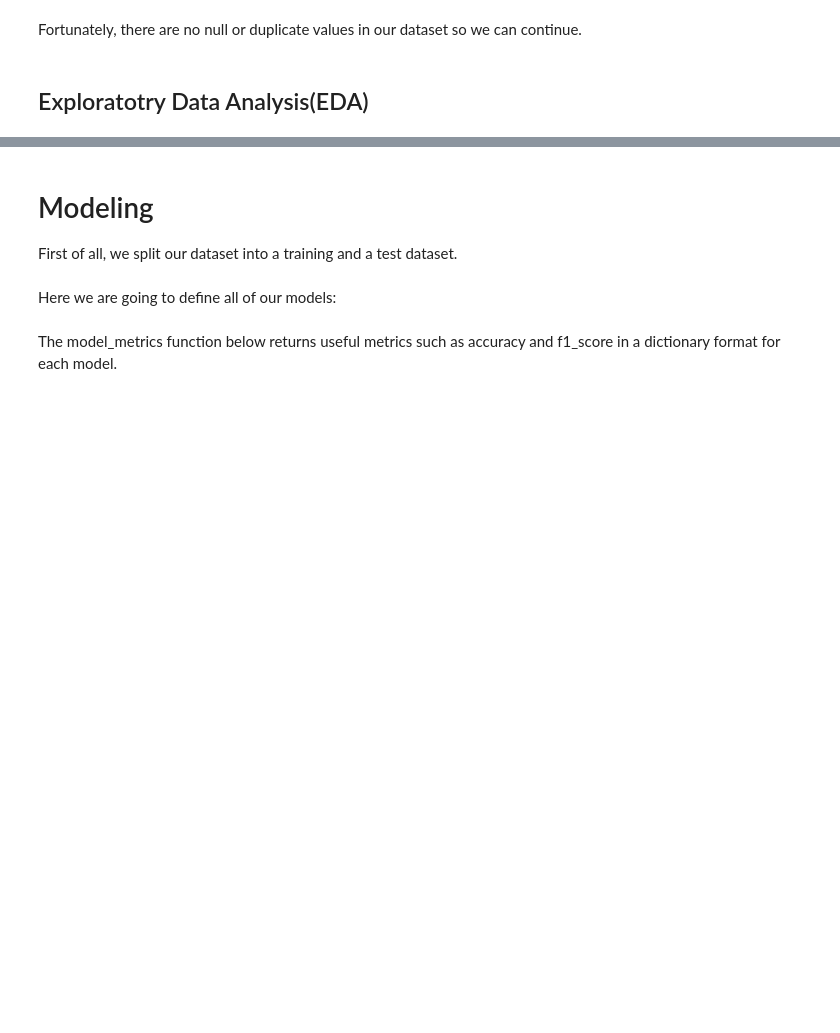
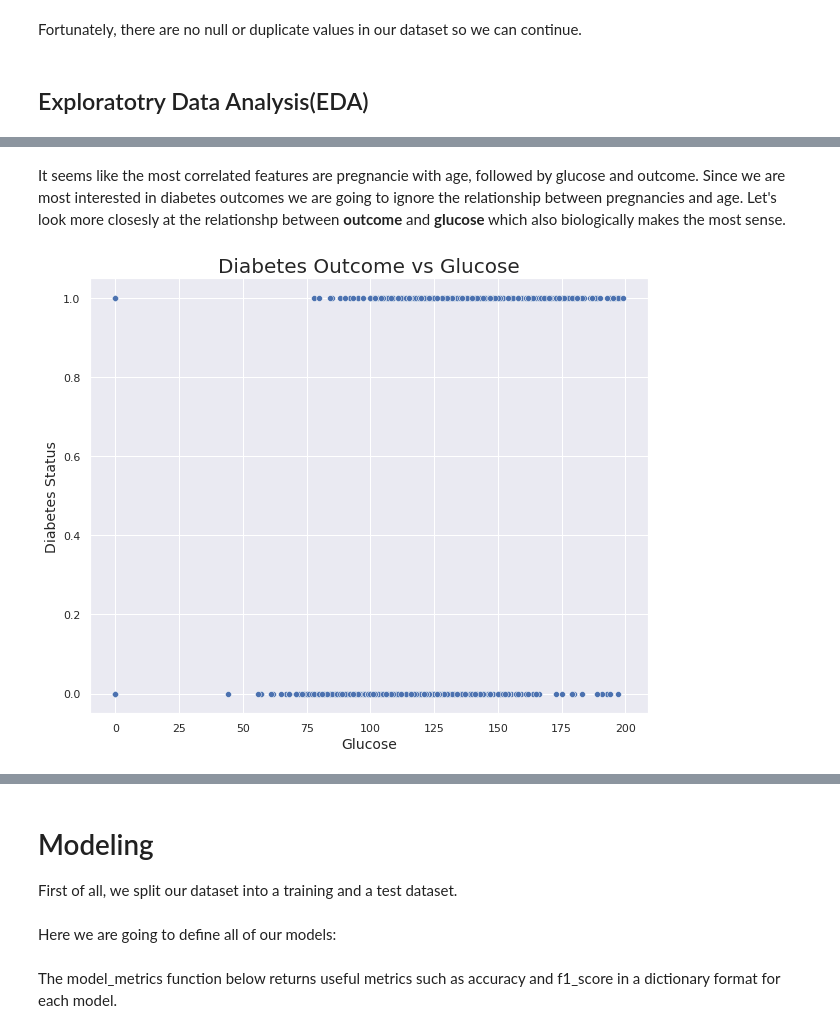
Before and after one commit to klmartinez/DSF, a Jupyter notebook: activities/diabetes_prediction.ipynb, the cells around one changed output, grey strips where cells are left out. Saved outputs shown, nothing was run; the diff lists cells and outputs as text; code cells hidden in the pictures; blank space fills up the shorter version.

```diff
--- a/activities/diabetes_prediction.ipynb
+++ b/activities/diabetes_prediction.ipynb
@@ -35,2 +30,6 @@ FileNotFoundError: ignored
+# %%
+filename = "https://github.com/klmartinez/DSF/raw/main/activities/diabetes.csv"
+# read in diabetes dataset
+df = pd.read_csv(filename)
 # %% [markdown]
 # Getting to know our dataset
@@ -56,0 +129,15 @@ sns.heatmap(df.corr(),annot=True)
+# %% [markdown]
+It seems like the most correlated features are pregnancie with age, followed by glucose and outcome. Since we are most interested in diabetes outcomes we are going to ignore the relationship between pregnancies and age. Let's look more closesly at the relationshp between **outcome** and **glucose** which also biologically makes the  most sense.
+# %%
+# scatterplot of pregnancies with age
+plt.figure(figsize=(10,8))
+
+x = df['Glucose'].values
+y = df['Outcome'].values
+sns.scatterplot(x,y)
+plt.title('Diabetes Outcome vs Glucose',fontsize=20)
+plt.xlabel('Glucose',fontsize=14)
+plt.ylabel('Diabetes Status',fontsize=14)
+plt.show()
+# %% [output]
+[figure, added]
```
Also changed, not shown: parts of 25 cells of this notebook.
